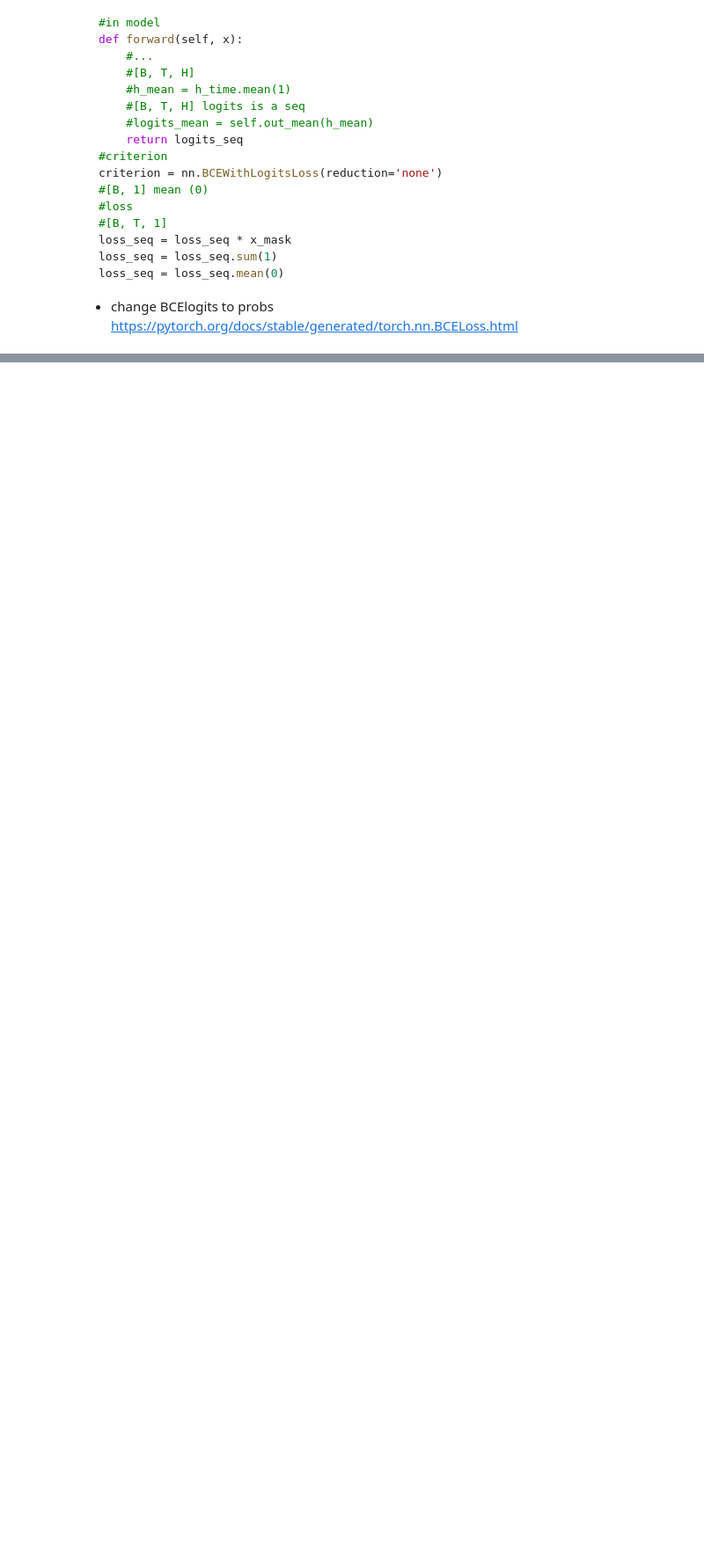
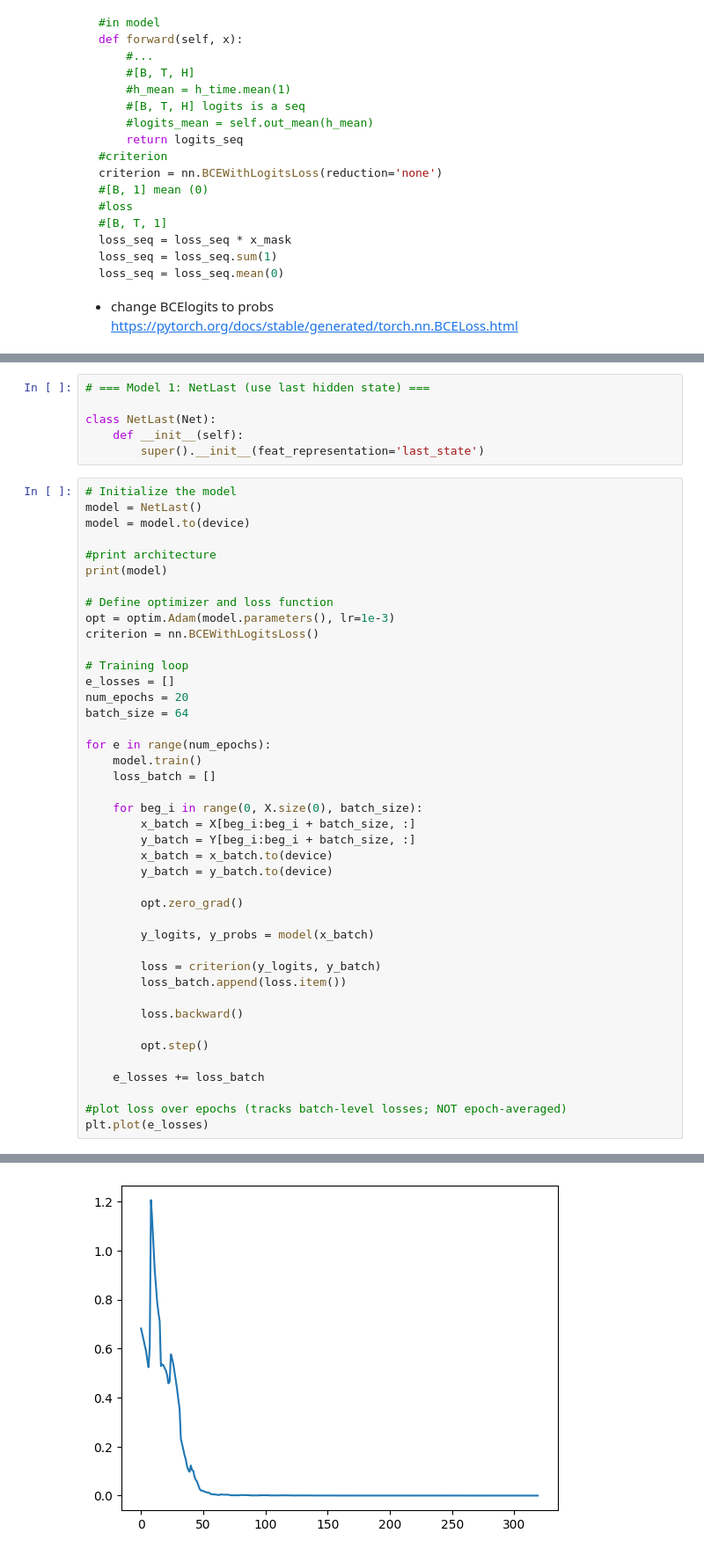
Before and after one commit to fubotz/BMT_2025S, a Jupyter notebook: week5_files/toy_lstm_pytorch_binaryclassifier_BMT2025S_SCHAMBECK_Fabian.ipynb, the cells around one changed output, grey strips where cells are left out. Shown: that part at 88% size. Saved outputs shown, nothing was run; the diff lists cells and outputs as text; blank space fills up the shorter version.

```diff
--- a/week5_files/toy_lstm_pytorch_binaryclassifier_BMT2025S_SCHAMBECK_Fabian.ipynb
+++ b/week5_files/toy_lstm_pytorch_binaryclassifier_BMT2025S_SCHAMBECK_Fabian.ipynb
@@ -205,0 +236,49 @@ loss_seq = loss_seq.mean(0)
+# %%
+# === Model 1: NetLast (use last hidden state) ===
+
+class NetLast(Net):
+    def __init__(self):
+        super().__init__(feat_representation='last_state')
+# %%
+# Initialize the model
+model = NetLast()
+model = model.to(device)
+
+#print architecture
+print(model)
+
+# Define optimizer and loss function
+opt = optim.Adam(model.parameters(), lr=1e-3)
+criterion = nn.BCEWithLogitsLoss()
+
+# Training loop
+e_losses = []
+num_epochs = 20
+batch_size = 64
+
+for e in range(num_epochs):
+    model.train()
+    loss_batch = []
+
+    for beg_i in range(0, X.size(0), batch_size):
+        x_batch = X[beg_i:beg_i + batch_size, :]
+        y_batch = Y[beg_i:beg_i + batch_size, :]
+        x_batch = x_batch.to(device)
+        y_batch = y_batch.to(device)
+
+        opt.zero_grad()
+
+        y_logits, y_probs = model(x_batch)
+
+        loss = criterion(y_logits, y_batch)
+        loss_batch.append(loss.item())
+
+        loss.backward()
+
+        opt.step()
+
+    e_losses += loss_batch
+
+#plot loss over epochs (tracks batch-level losses; NOT epoch-averaged)
+plt.plot(e_losses)
+# %% [output]
@@ -205,0 +295 @@ loss_seq = loss_seq.mean(0)
+[figure, added]
```
Also changed, not shown: parts of 7 cells of this notebook.
